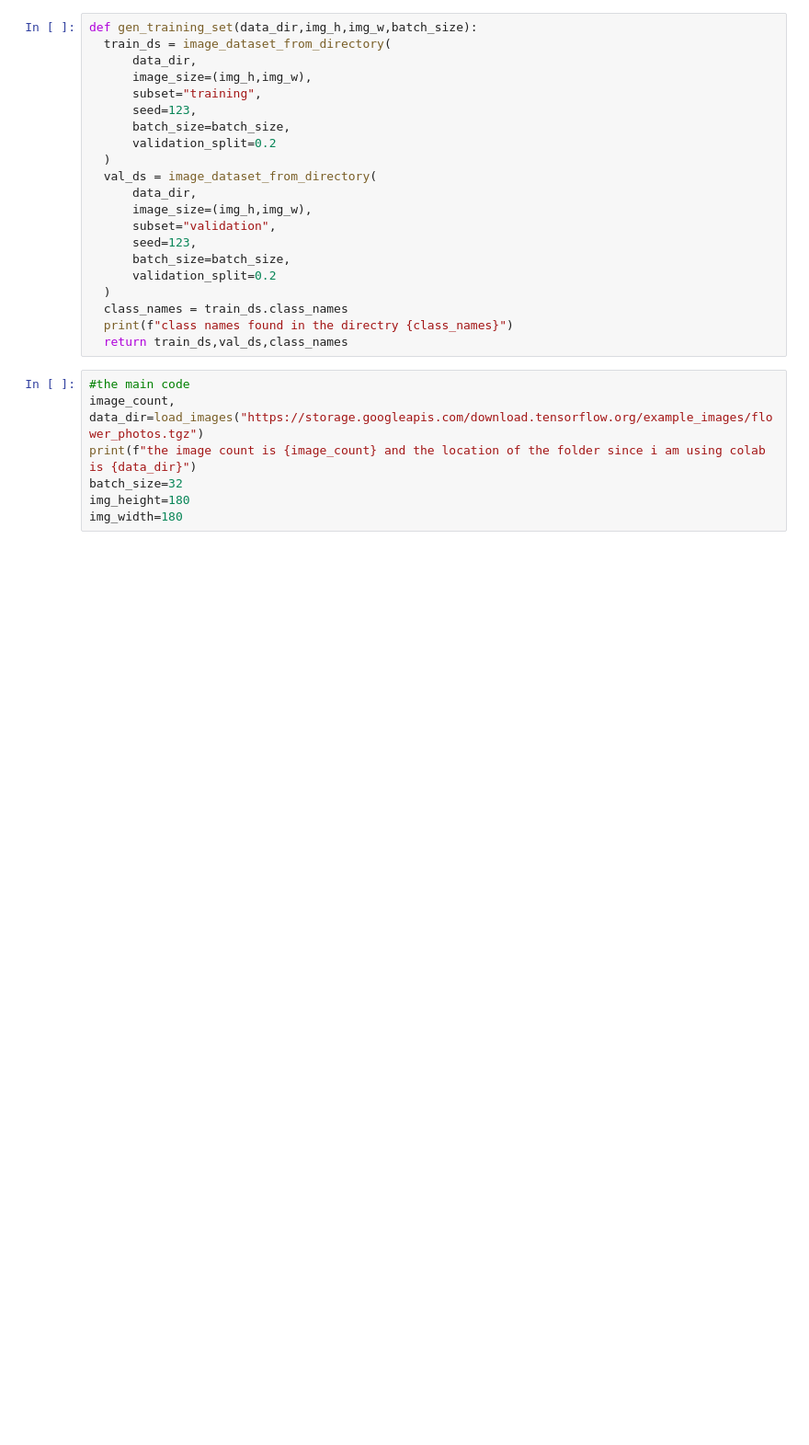
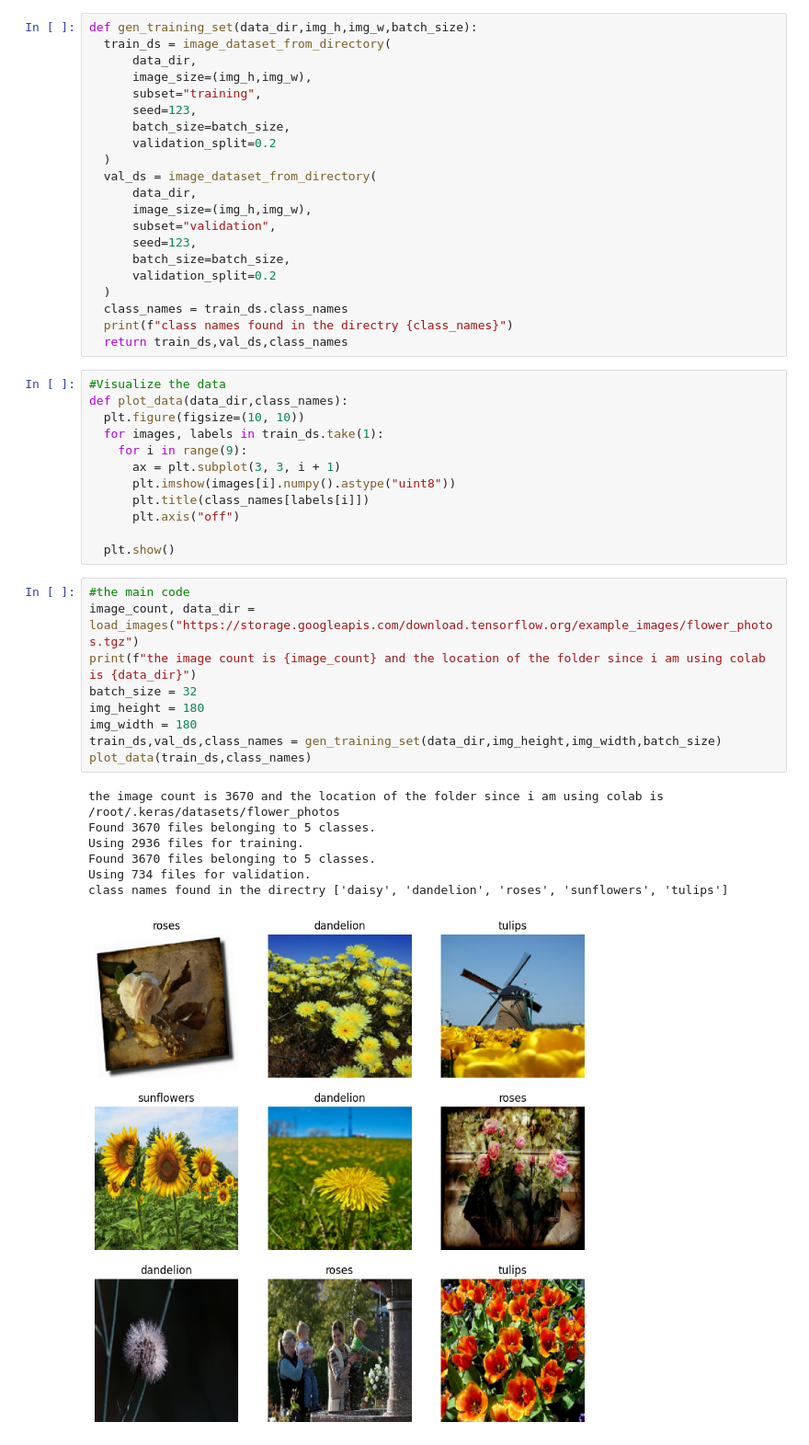
Before and after one commit to charaf19/Basic-classification-Classify-images-of-clothing, a Jupyter notebook: image_classification(flower_classification)_using_keras.ipynb, the cells around one changed output. Shown at 92% size. Saved outputs shown, nothing was run; the diff lists cells and outputs as text; blank space fills up the shorter version.

Commit message:
preprocessing data

```diff
--- a/image_classification(flower_classification)_using_keras.ipynb
+++ b/image_classification(flower_classification)_using_keras.ipynb
@@ -38,10 +38,32 @@ def gen_training_set(data_dir,img_h,img_w,batch_size):
   class_names = train_ds.class_names
   print(f"class names found in the directry {class_names}")
   return train_ds,val_ds,class_names
+# %%
+#Visualize the data
+def plot_data(data_dir,class_names):
+  plt.figure(figsize=(10, 10))
+  for images, labels in train_ds.take(1):
+    for i in range(9):
+      ax = plt.subplot(3, 3, i + 1)
+      plt.imshow(images[i].numpy().astype("uint8"))
+      plt.title(class_names[labels[i]])
+      plt.axis("off")
+
+  plt.show()
 # %%
 #the main code
-image_count, data_dir=load_images("https://storage.googleapis.com/download.tensorflow.org/example_images/flower_photos.tgz")
+image_count, data_dir = load_images("https://storage.googleapis.com/download.tensorflow.org/example_images/flower_photos.tgz")
 print(f"the image count is {image_count} and the location of the folder since i am using colab is {data_dir}")
-batch_size=32
-img_height=180
-img_width=180
+batch_size = 32
+img_height = 180
+img_width = 180
+train_ds,val_ds,class_names = gen_training_set(data_dir,img_height,img_width,batch_size)
+plot_data(train_ds,class_names)
+# %% [output]
+the image count is 3670 and the location of the folder since i am using colab is /root/.keras/datasets/flower_photos
+Found 3670 files belonging to 5 classes.
+Using 2936 files for training.
+Found 3670 files belonging to 5 classes.
+Using 734 files for validation.
+class names found in the directry ['daisy', 'dandelion', 'roses', 'sunflowers', 'tulips']
+[figure, added]
```
